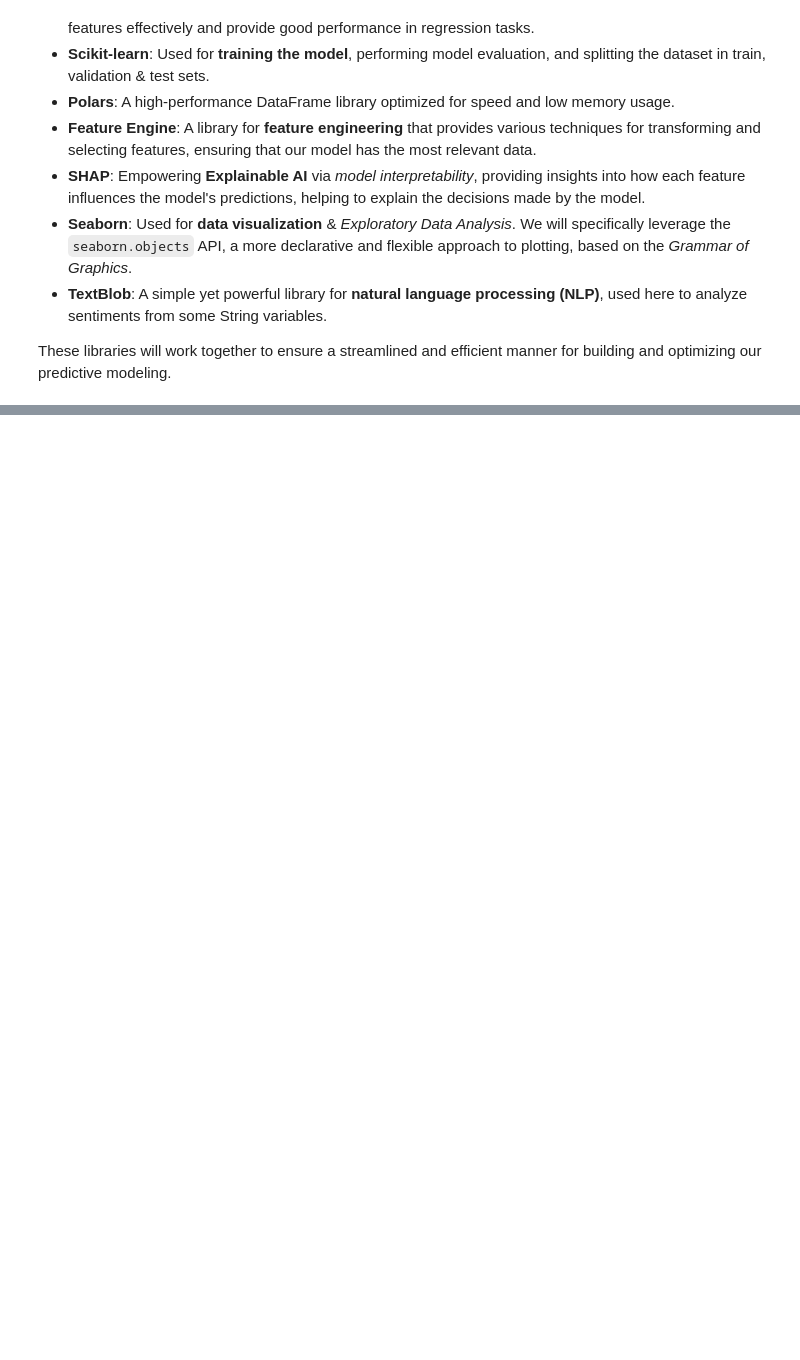
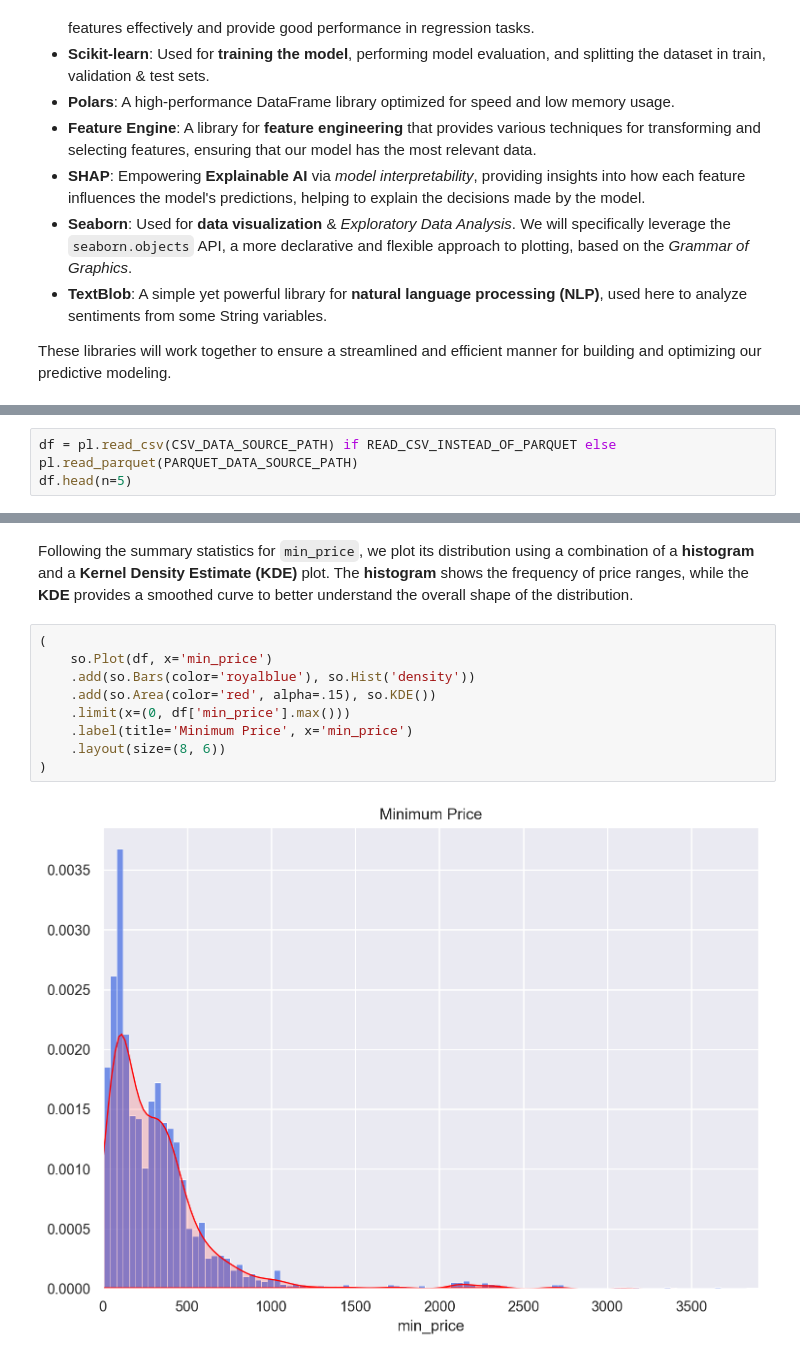
Before and after one commit to jxareas/gradient-boosting-ml, a Jupyter notebook: notebooks/gbm_predictive_modeling.ipynb, the cells around one changed output, grey strips where cells are left out. Saved outputs shown, nothing was run; the diff lists cells and outputs as text; blank space fills up the shorter version.

Commit message:
Complete predictive modeling using catboost

```diff
--- a/notebooks/gbm_predictive_modeling.ipynb
+++ b/notebooks/gbm_predictive_modeling.ipynb
@@ -2922,0 +2927,3 @@ READ_CSV_INSTEAD_OF_PARQUET = True # Whether to read the CSV cleansed data sourc
+# %%
+df = pl.read_csv(CSV_DATA_SOURCE_PATH) if READ_CSV_INSTEAD_OF_PARQUET else pl.read_parquet(PARQUET_DATA_SOURCE_PATH)
+df.head(n=5)
@@ -2922,0 +3069,13 @@ READ_CSV_INSTEAD_OF_PARQUET = True # Whether to read the CSV cleansed data sourc
+# %% [markdown]
+Following the summary statistics for `min_price`, we plot its distribution using a combination of a **histogram** and a **Kernel Density Estimate (KDE)** plot. The **histogram** shows the frequency of price ranges, while the **KDE** provides a smoothed curve to better understand the overall shape of the distribution.
+# %%
+(
+    so.Plot(df, x='min_price')
+    .add(so.Bars(color='royalblue'), so.Hist('density'))
+    .add(so.Area(color='red', alpha=.15), so.KDE())
+    .limit(x=(0, df['min_price'].max()))
+    .label(title='Minimum Price', x='min_price')
+    .layout(size=(8, 6))
+)
+# %% [output]
+[figure, added]
```
Also changed, not shown: parts of 126 cells of this notebook, 20 other files.
